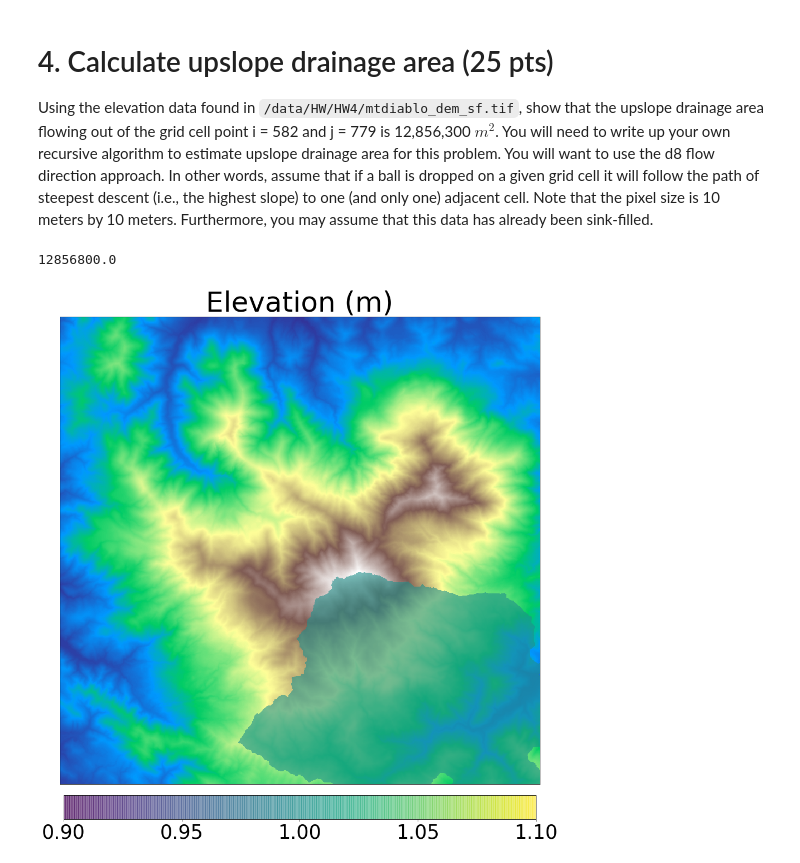
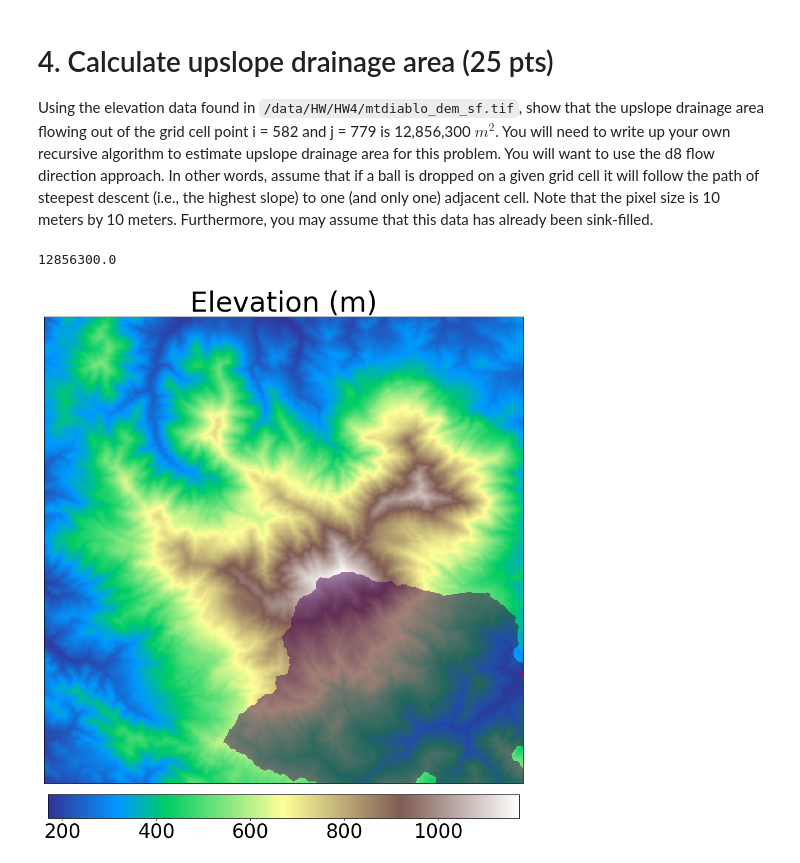
Before and after one commit to xjw2021/ESDA_jx110, a Jupyter notebook: Assignment/HW4.ipynb, the cells around one changed output. Saved outputs shown, nothing was run; the diff lists cells and outputs as text; code cells hidden in the pictures.

```diff
--- a/Assignment/HW4.ipynb
+++ b/Assignment/HW4.ipynb
@@ -529,34 +529,36 @@ import rasterio
 def find_neighbors(grid, x, y):
     neighbor_iterator = np.array([1, -1, 1, 0, 1, 1, 0, -1, 0, 1, -1, -1, -1, 0, -1, 1])
     neighbor_iterator.shape = (8, 2)
-    neighbors=[]
+    sqrt2 = np.sqrt(2)
+    dist_iterator = [sqrt2, 1, sqrt2, 1, 1, sqrt2, 1, sqrt2]
+    neighbors = []
+    dist = []
     for i in range(8):
         xx = x + neighbor_iterator[i][0]
         yy = y + neighbor_iterator[i][1]
         if (xx > -1 and xx < grid.shape[0] and yy > -1 and yy < grid.shape[1]):
             neighbors.append([xx, yy])
-    return neighbors
+            dist.append(dist_iterator[i])
+    return neighbors, dist
 
 def find_lowest_neighbor(grid, x, y):
     if (x <= -1 or x >= grid.shape[0] or y <= -1 or y >= grid.shape[1]):
         return -10, -10
-    neighbors = find_neighbors(grid, x, y)
+    neighbors, dist = find_neighbors(grid, x, y)
     dem_diffs = []
     for neighbor in neighbors:
         dem_diffs.append(grid[x][y] - grid[neighbor[0], neighbor[1]])
-    dem_diffs = np.array(dem_diffs)
-    if np.max(dem_diffs) <= 0:
-        return -10, -10
-    steepest_index = np.argmax(dem_diffs)
+    slopes = np.array(dem_diffs) / np.array(dist)
+    steepest_index = np.argmax(slopes)
     new_coordinate = np.array(neighbors[steepest_index])
     return new_coordinate[0], new_coordinate[1]
 
 def find_drainage_points(grid, x, y):
     drainage_points = []
-    neighbors = find_neighbors(grid, x, y)
+    neighbors, _ = find_neighbors(grid, x, y)
     for neighbor in neighbors:
         xx, yy = find_lowest_neighbor(grid, neighbor[0], neighbor[1])
-        if xx == x and yy == y:
+        if xx == x and yy == y and grid[xx][yy] < grid[neighbor[0]][neighbor[1]]:
             drainage_points.append([neighbor[0], neighbor[1]])
     return drainage_points
 
@@ -575,24 +577,26 @@ dem = rasterio.open('/data/HW/HW4/mtdiablo_dem_sf.tif').read(1)
 
 record = np.copy(dem)
 record[:] = 0
+record[582, 779] = 1
 
 record = search_drainage_area(dem, 582, 779, record)
 area = np.sum(record) * 100
 print(area)
 # %% [output]
-12856800.0
+12856300.0
 # %%
 masked = np.ma.masked_where(record==0, record)
 
 plt.figure(figsize=(15,15))
 plt.imshow(dem, cmap='terrain')
-plt.imshow(masked, alpha=0.6)
 plt.xticks([])
 plt.yticks([])
 cb = plt.colorbar(orientation='horizontal',shrink=0.8,pad=0.02)
 cb.ax.tick_params(labelsize=35)
+plt.imshow(masked, alpha=0.5)
+plt.plot(779, 582, 'ro')
 plt.title('Elevation (m)',fontsize=50)
 plt.tight_layout()
 plt.show()
 # %% [output]
-[figure, old version]
+[figure, new version]
```
